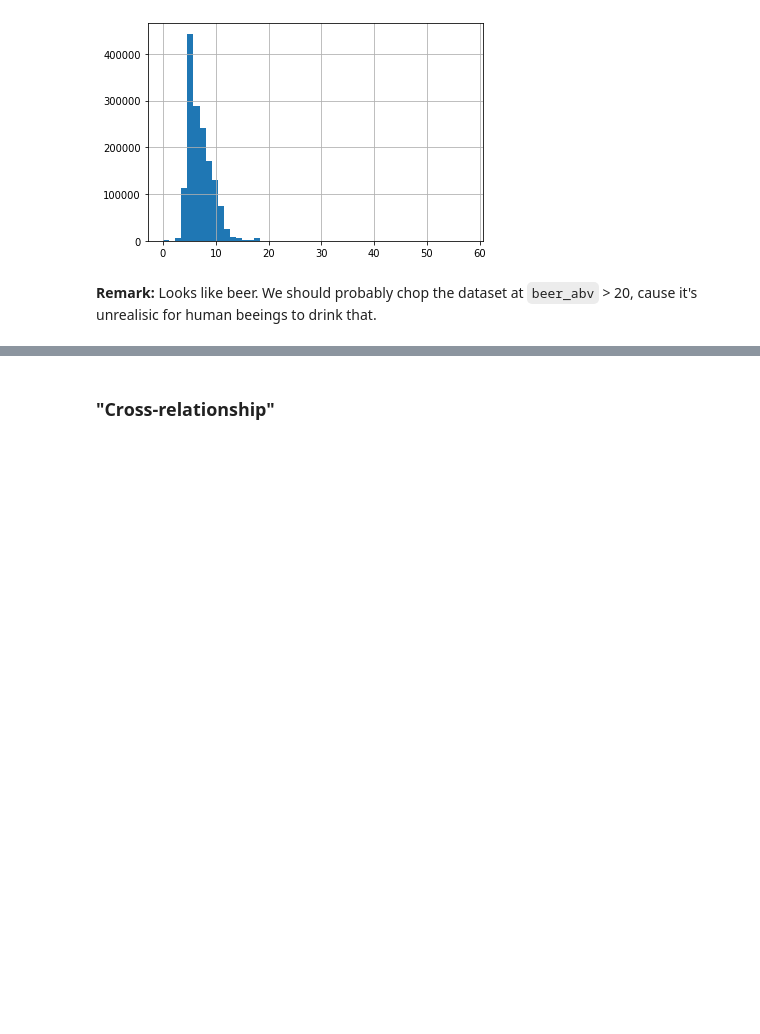
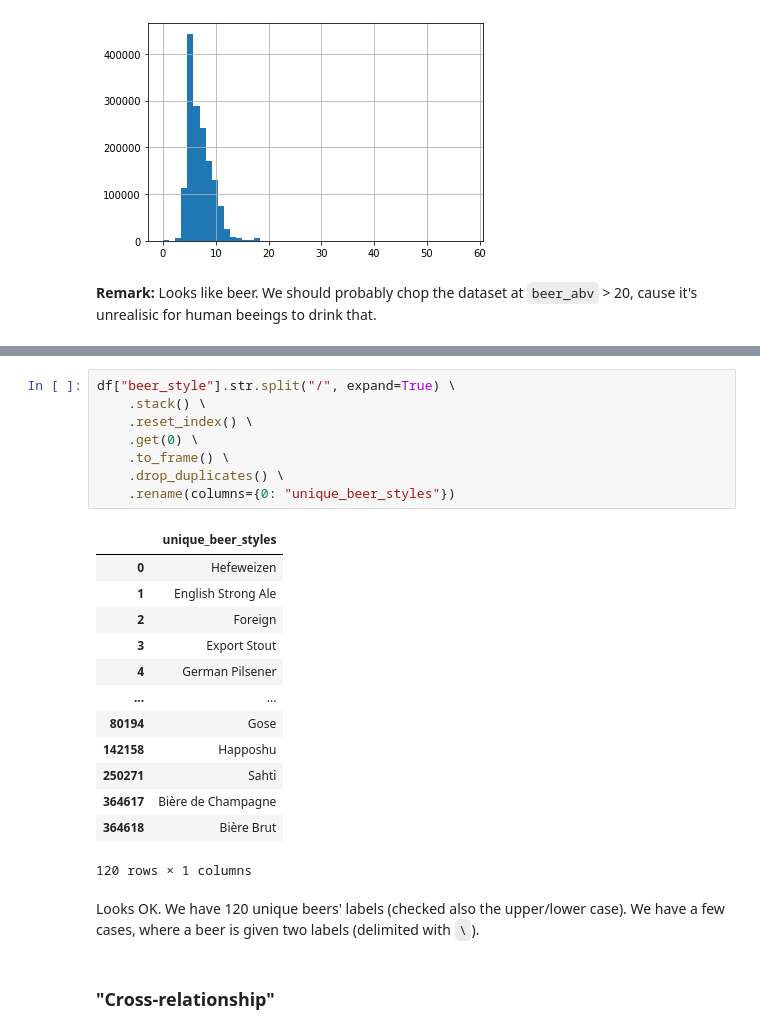
Before and after one commit to OlegZero13/beer-analysis, a Jupyter notebook: notebooks/initial-exploration.ipynb, the cells around one changed output, grey strips where cells are left out. Saved outputs shown, nothing was run; the diff lists cells and outputs as text; blank space fills up the shorter version.

```diff
--- a/notebooks/initial-exploration.ipynb
+++ b/notebooks/initial-exploration.ipynb
@@ -320,3 +343,27 @@ df["beer_abv"].hist(bins=50)
+# %%
+df["beer_style"].str.split("/", expand=True) \
+    .stack() \
+    .reset_index() \
+    .get(0) \
+    .to_frame() \
+    .drop_duplicates() \
+    .rename(columns={0: "unique_beer_styles"})
+# %% [output]
+|  | unique_beer_styles |
+| 0 | Hefeweizen |
+| 1 | English Strong Ale |
+| 2 | Foreign |
+| 3 | Export Stout |
+| 4 | German Pilsener |
+| ... | ... |
+| 80194 | Gose |
+| 142158 | Happoshu |
+| 250271 | Sahti |
+| 364617 | Bière de Champagne |
+| 364618 | Bière Brut |
+120 rows × 1 columns
+# %% [markdown]
+Looks OK. We have 120 unique beers' labels (checked also the upper/lower case). We have a few cases, where a beer is given two labels (delimited with `\`).
 # %% [markdown]
 ### "Cross-relationship"
 # %%
```
Also changed, not shown: parts of 9 cells of this notebook, 2 other files.
